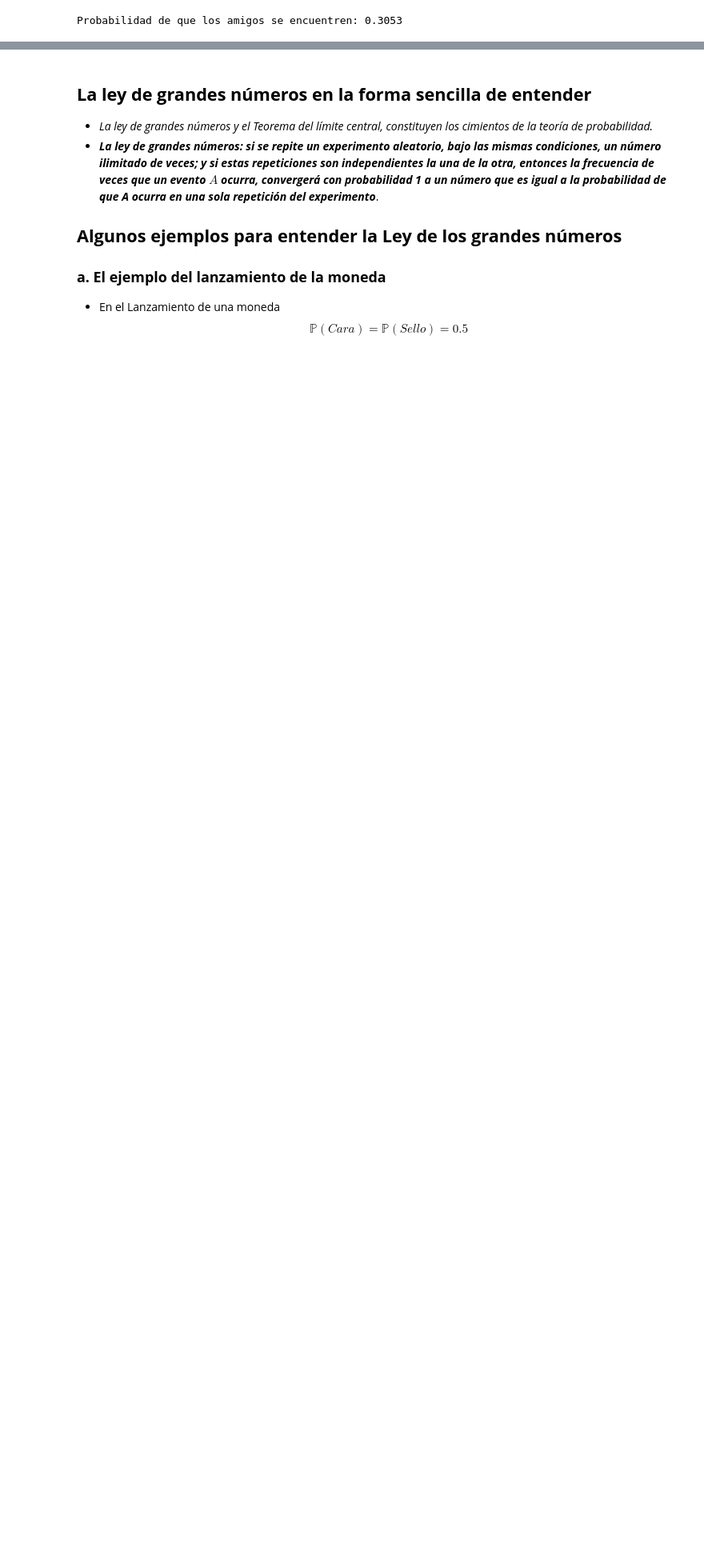
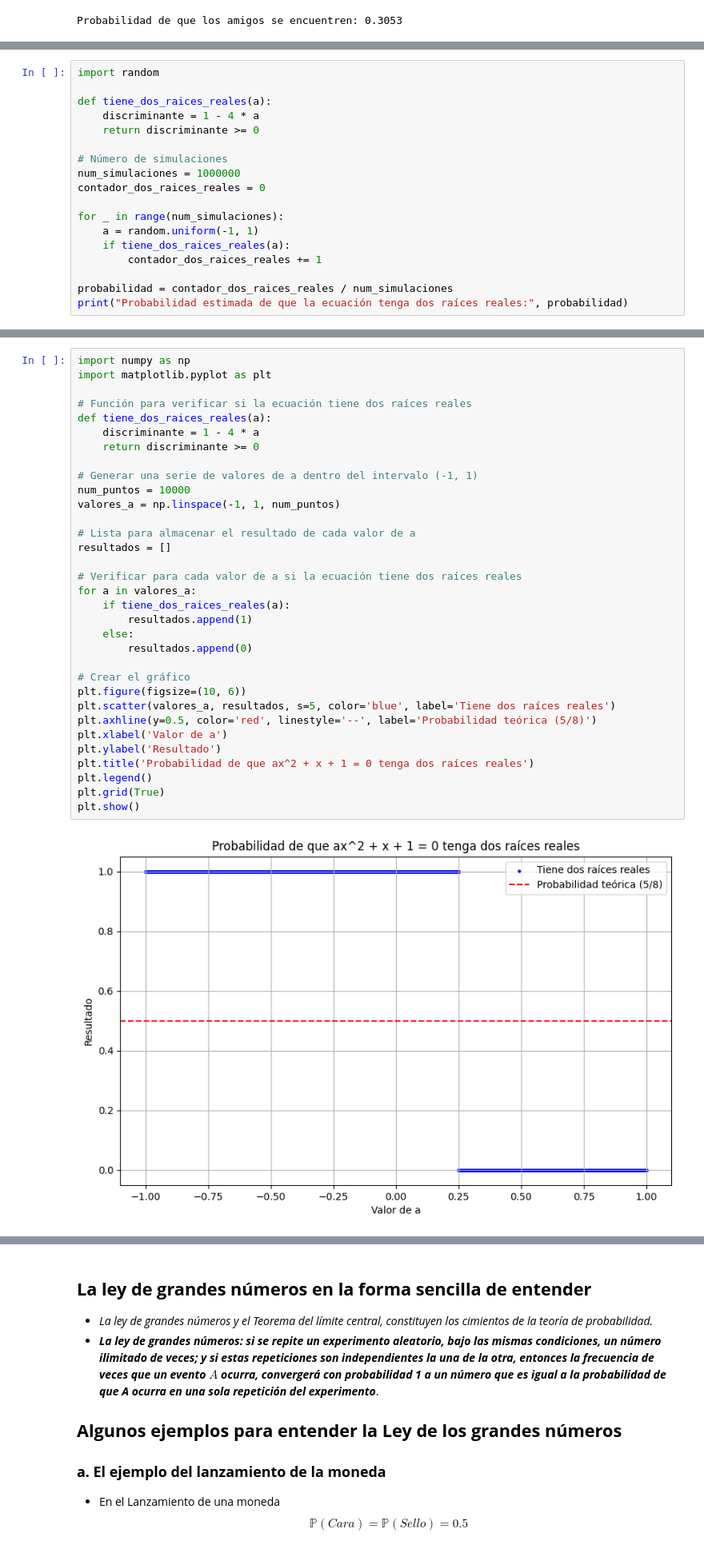
Before and after one commit to JSEFERINO/Teoria-de-Probabilidad-MEYCD, a Jupyter notebook: 12_C_Probabilidad_2.ipynb, the cells around one changed output, grey strips where cells are left out. Shown at 80% size. Saved outputs shown, nothing was run; the diff lists cells and outputs as text; blank space fills up the shorter version.

```diff
--- a/12_C_Probabilidad_2.ipynb
+++ b/12_C_Probabilidad_2.ipynb
@@ -81,0 +118,18 @@ Probabilidad de que los amigos se encuentren: 0.3053
+# %%
+import random
+
+def tiene_dos_raices_reales(a):
+    discriminante = 1 - 4 * a
+    return discriminante >= 0
+
+# Número de simulaciones
+num_simulaciones = 1000000
+contador_dos_raices_reales = 0
+
+for _ in range(num_simulaciones):
+    a = random.uniform(-1, 1)
+    if tiene_dos_raices_reales(a):
+        contador_dos_raices_reales += 1
+
+probabilidad = contador_dos_raices_reales / num_simulaciones
+print("Probabilidad estimada de que la ecuación tenga dos raíces reales:", probabilidad)
@@ -81,0 +138,35 @@ Probabilidad de que los amigos se encuentren: 0.3053
+# %%
+import numpy as np
+import matplotlib.pyplot as plt
+
+# Función para verificar si la ecuación tiene dos raíces reales
+def tiene_dos_raices_reales(a):
+    discriminante = 1 - 4 * a
+    return discriminante >= 0
+
+# Generar una serie de valores de a dentro del intervalo (-1, 1)
+num_puntos = 10000
+valores_a = np.linspace(-1, 1, num_puntos)
+
+# Lista para almacenar el resultado de cada valor de a
+resultados = []
+
+# Verificar para cada valor de a si la ecuación tiene dos raíces reales
+for a in valores_a:
+    if tiene_dos_raices_reales(a):
+        resultados.append(1)
+    else:
+        resultados.append(0)
+
+# Crear el gráfico
+plt.figure(figsize=(10, 6))
+plt.scatter(valores_a, resultados, s=5, color='blue', label='Tiene dos raíces reales')
+plt.axhline(y=0.5, color='red', linestyle='--', label='Probabilidad teórica (5/8)')
+plt.xlabel('Valor de a')
+plt.ylabel('Resultado')
+plt.title('Probabilidad de que ax^2 + x + 1 = 0 tenga dos raíces reales')
+plt.legend()
+plt.grid(True)
+plt.show()
+# %% [output]
+[figure, added]
```
Also changed, not shown: parts of 10 cells of this notebook.
